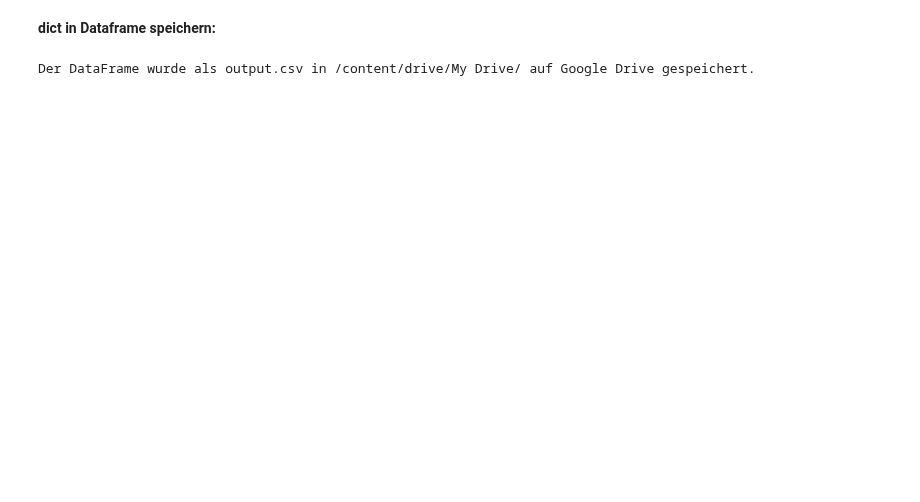
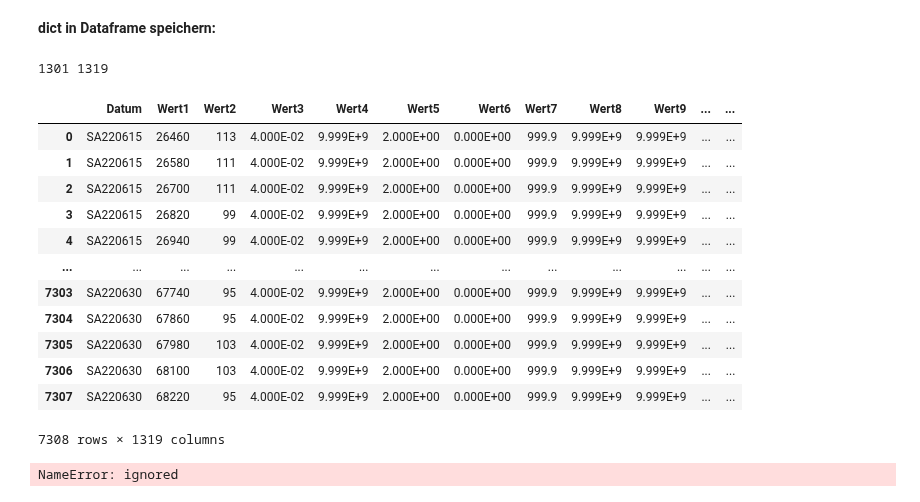
Before and after one commit to rjanow/Masterarbeit, a Jupyter notebook: UV_Measurement_to_CSV.ipynb, the cells around one changed output. Saved outputs shown, nothing was run; the diff lists cells and outputs as text; code cells hidden in the pictures; blank space fills up the shorter version.

```diff
--- a/UV_Measurement_to_CSV.ipynb
+++ b/UV_Measurement_to_CSV.ipynb
@@ -274,6 +240,8 @@ print(result_first_entries_dict)
 # %%
 # Erstelle eine leere Liste, um die Zeilen für den DataFrame aufzunehmen
 data_rows = []
+df_Messdaten = []
+
 
 # Iteriere durch das verschachtelte Dictionary und erstelle Zeilen für den DataFrame
 for key, value in processed_dict.items():
@@ -284,4 +252,4 @@ for key, value in processed_dict.items():
 columns = ['Datum'] + [f'Wert{i}' for i in range(1, len(data_rows[0]))]
 
 # Erstelle den Pandas DataFrame
-df = pd.DataFrame(data_rows, columns=columns)
+df_Messdaten = pd.DataFrame(data_rows, columns=columns)
@@ -289,0 +256,30 @@ df
+# %%
+print(len(df_Wellenlaenge), len(df_Messdaten.columns))
+# %% [output]
+1301 1319
+# %%
+# Bestimme die Indexposition, ab der die neuen Spaltennamen zugewiesen werden sollen
+start_index = 18  # Beispiel: Beginne ab der dritten Spalte
+
+# Extrahiere die neuen Spaltennamen aus dem zweiten DataFrame
+new_column_names = df_Wellenlaenge['Wellenlaenge'].tolist()
+
+# Ändere die Spaltennamen des DataFrames ab der angegebenen Indexposition
+for i, new_name in enumerate(new_column_names):
+    df_Messdaten.columns.values[start_index + i] = new_name
+# %%
+df_Messdaten
+# %% [output]
+|  | Datum | Wert1 | Wert2 | Wert3 | Wert4 | Wert5 | Wert6 | Wert7 | Wert8 | Wert9 | ... | ... |
+| 0 | SA220615 | 26460 | 113 | 4.000E-02 | 9.999E+9 | 2.000E+00 | 0.000E+00 | 999.9 | 9.999E+9 | 9.999E+9 | ... | ... |
+| 1 | SA220615 | 26580 | 111 | 4.000E-02 | 9.999E+9 | 2.000E+00 | 0.000E+00 | 999.9 | 9.999E+9 | 9.999E+9 | ... | ... |
+| 2 | SA220615 | 26700 | 111 | 4.000E-02 | 9.999E+9 | 2.000E+00 | 0.000E+00 | 999.9 | 9.999E+9 | 9.999E+9 | ... | ... |
+| 3 | SA220615 | 26820 | 99 | 4.000E-02 | 9.999E+9 | 2.000E+00 | 0.000E+00 | 999.9 | 9.999E+9 | 9.999E+9 | ... | ... |
+| 4 | SA220615 | 26940 | 99 | 4.000E-02 | 9.999E+9 | 2.000E+00 | 0.000E+00 | 999.9 | 9.999E+9 | 9.999E+9 | ... | ... |
+| ... | ... | ... | ... | ... | ... | ... | ... | ... | ... | ... | ... | ... |
+| 7303 | SA220630 | 67740 | 95 | 4.000E-02 | 9.999E+9 | 2.000E+00 | 0.000E+00 | 999.9 | 9.999E+9 | 9.999E+9 | ... | ... |
+| 7304 | SA220630 | 67860 | 95 | 4.000E-02 | 9.999E+9 | 2.000E+00 | 0.000E+00 | 999.9 | 9.999E+9 | 9.999E+9 | ... | ... |
+| 7305 | SA220630 | 67980 | 103 | 4.000E-02 | 9.999E+9 | 2.000E+00 | 0.000E+00 | 999.9 | 9.999E+9 | 9.999E+9 | ... | ... |
+| 7306 | SA220630 | 68100 | 103 | 4.000E-02 | 9.999E+9 | 2.000E+00 | 0.000E+00 | 999.9 | 9.999E+9 | 9.999E+9 | ... | ... |
+| 7307 | SA220630 | 68220 | 95 | 4.000E-02 | 9.999E+9 | 2.000E+00 | 0.000E+00 | 999.9 | 9.999E+9 | 9.999E+9 | ... | ... |
+7308 rows × 1319 columns
@@ -300,4 +306,4 @@ def save_dataframe_to_drive(dataframe, folder_path, filename):
 # %%
 save_dataframe_to_drive(df, '/content/drive/My Drive/', 'output.csv')
 # %% [output]
-Der DataFrame wurde als output.csv in /content/drive/My Drive/ auf Google Drive gespeichert.
+NameError: ignored
```
Also changed, not shown: parts of 15 cells of this notebook.
